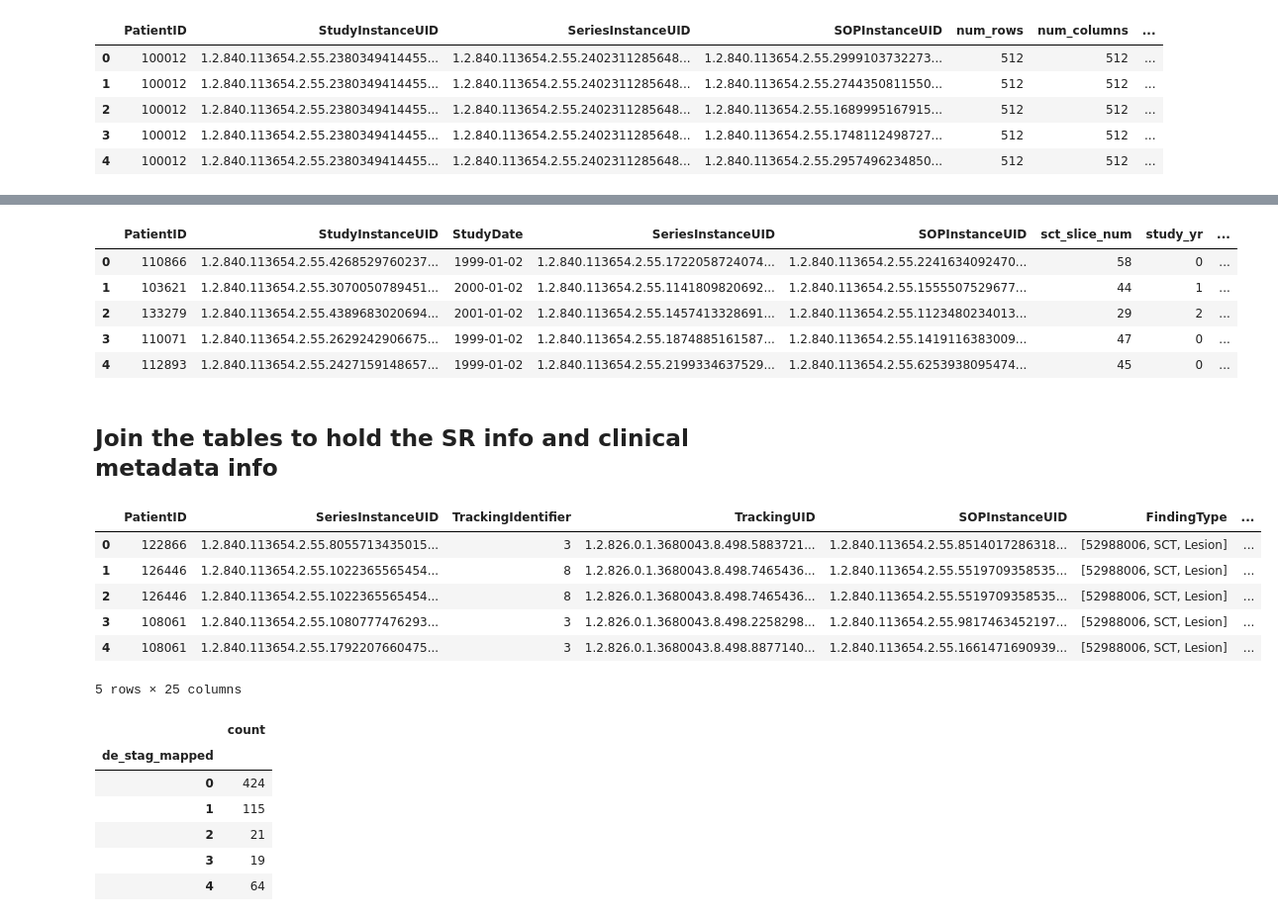
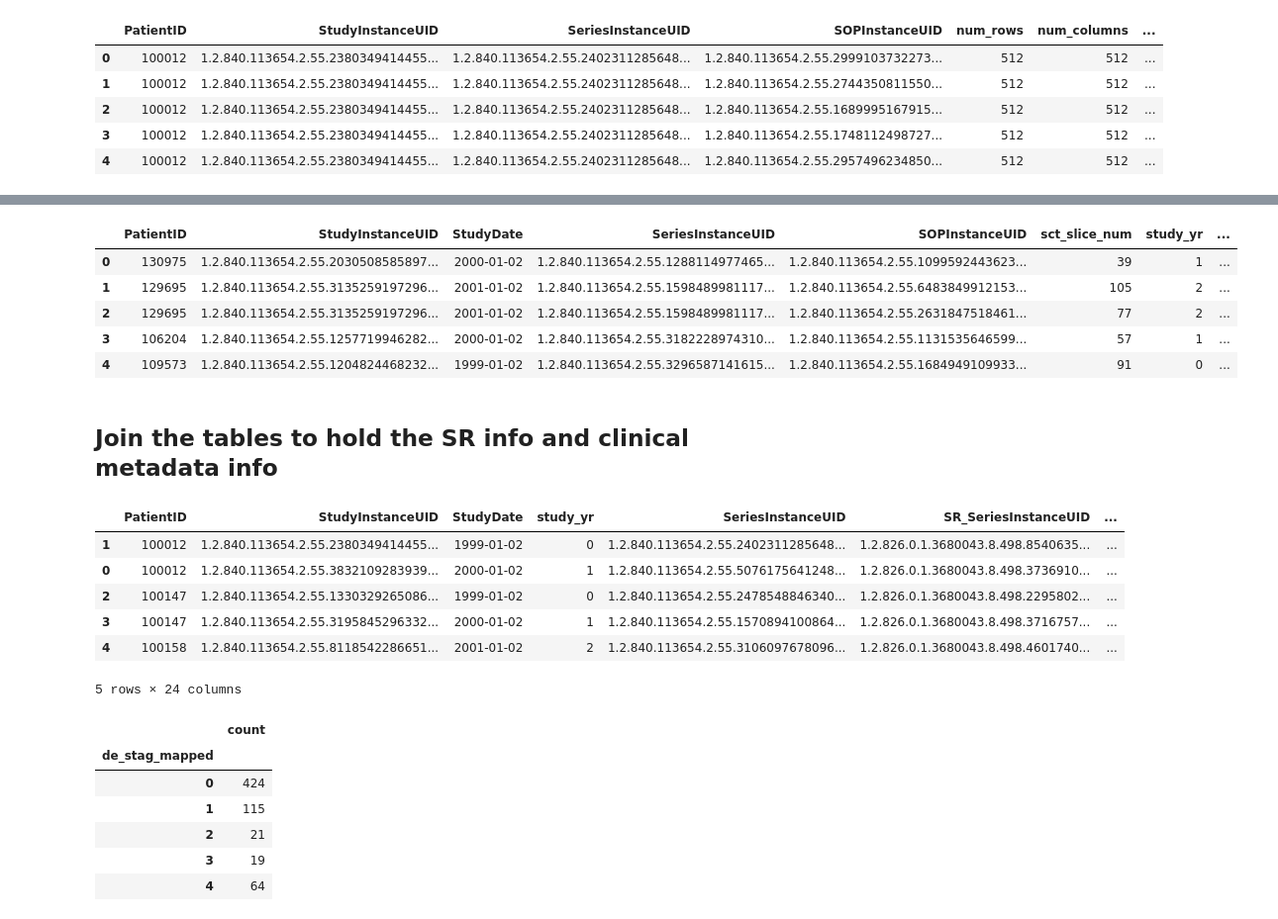
Before and after one commit to deepakri201/SR_for_NLST_Sybil, a Jupyter notebook: demo/NLST_Sybil_FM_demo_part1.ipynb, the cells around one changed output, grey strips where cells are left out. Shown at 99% size. Saved outputs shown, nothing was run; the diff lists cells and outputs as text; code cells hidden in the pictures.

```diff
--- a/demo/NLST_Sybil_FM_demo_part1.ipynb
+++ b/demo/NLST_Sybil_FM_demo_part1.ipynb
@@ -254,0 +197,4 @@ df_sr.head()
+# %%
+# Rename the column so we know it's the SeriesInstanceUID of the SR
+
+df_sr = df_sr.rename(columns={'SeriesInstanceUID':"SR_SeriesInstanceUID"})
@@ -255,8 +245,9 @@ df_sr.head()
 # %%
-# From BigQuery:
-#   Dimensions
-#   Pixel spacing
-#   IPP, especially IPP[2] for the z value of the bounding box
+# Let's slightly modify the table
+# We need the actual referenced SeriesInstanceUID
+# And we need the Dimensions, Pixel spacing IPP, especially IPP[2] for the z value of the bounding box
+
+referenced_sop_instance_uid_list = list(df_sr['ReferencedSOPInstanceUID'].values)
 
 client_bq = bigquery.Client(project=project_name)
 
@@ -395,58 +387,57 @@ WHERE
     ELSE -1
   END != -1
 """
-df_nlst_metadata = client.query(query).to_dataframe()
+df_nlst_metadata = client_bq.query(query).to_dataframe()
 # %%
 df_nlst_metadata.head()
 # %% [output]
 |  | PatientID | StudyInstanceUID | StudyDate | SeriesInstanceUID | SOPInstanceUID | sct_slice_num | study_yr | ... |
-| 0 | 110866 | 1.2.840.113654.2.55.4268529760237... | 1999-01-02 | 1.2.840.113654.2.55.1722058724074... | 1.2.840.113654.2.55.2241634092470... | 58 | 0 | ... |
-| 1 | 103621 | 1.2.840.113654.2.55.3070050789451... | 2000-01-02 | 1.2.840.113654.2.55.1141809820692... | 1.2.840.113654.2.55.1555507529677... | 44 | 1 | ... |
-| 2 | 133279 | 1.2.840.113654.2.55.4389683020694... | 2001-01-02 | 1.2.840.113654.2.55.1457413328691... | 1.2.840.113654.2.55.1123480234013... | 29 | 2 | ... |
-| 3 | 110071 | 1.2.840.113654.2.55.2629242906675... | 1999-01-02 | 1.2.840.113654.2.55.1874885161587... | 1.2.840.113654.2.55.1419116383009... | 47 | 0 | ... |
-| 4 | 112893 | 1.2.840.113654.2.55.2427159148657... | 1999-01-02 | 1.2.840.113654.2.55.2199334637529... | 1.2.840.113654.2.55.6253938095474... | 45 | 0 | ... |
+| 0 | 130975 | 1.2.840.113654.2.55.2030508585897... | 2000-01-02 | 1.2.840.113654.2.55.1288114977465... | 1.2.840.113654.2.55.1099592443623... | 39 | 1 | ... |
+| 1 | 129695 | 1.2.840.113654.2.55.3135259197296... | 2001-01-02 | 1.2.840.113654.2.55.1598489981117... | 1.2.840.113654.2.55.6483849912153... | 105 | 2 | ... |
+| 2 | 129695 | 1.2.840.113654.2.55.3135259197296... | 2001-01-02 | 1.2.840.113654.2.55.1598489981117... | 1.2.840.113654.2.55.2631847518461... | 77 | 2 | ... |
+| 3 | 106204 | 1.2.840.113654.2.55.1257719946282... | 2000-01-02 | 1.2.840.113654.2.55.3182228974310... | 1.2.840.113654.2.55.1131535646599... | 57 | 1 | ... |
+| 4 | 109573 | 1.2.840.113654.2.55.1204824468232... | 1999-01-02 | 1.2.840.113654.2.55.3296587141615... | 1.2.840.113654.2.55.1684949109933... | 91 | 0 | ... |
 # %% [markdown]
 ## Join the tables to hold the SR info and clinical metadata info
 # %%
-# First join together the df_sr_info and df_sr - to add the sr_filename
-df_sr_join = df_sr.merge(df_sr_info,
-                         left_on=['SeriesInstanceUID'],
-                         right_on=['SeriesInstanceUID'],
-                         suffixes=('', '_right'))
+# Then join with df_idc
+df_sr_join = df_sr.merge(df_idc,
+                         left_on=['ReferencedSOPInstanceUID'],
+                         right_on=['SOPInstanceUID'],
+                         suffixes=('','_right'))
 # Drop the duplicate column from the right dataframe
-df_sr_join = df_sr_join.drop(columns=['PatientID_right'])
-
-# Then join with df_idc
-df_sr_join = df_sr_join.merge(df_idc,
-                              left_on=['SOPInstanceUID'],
-                              right_on=['SOPInstanceUID'],
-                              suffixes=('','_right'))
-# Drop the duplicate column from the right dataframe
-df_sr_join = df_sr_join.drop(columns=['PatientID_right','SeriesInstanceUID_right'])
+df_sr_join = df_sr_join.drop(columns=['PatientID_right','SOPInstanceUID_right'])
 
 # Then join with the df_nlst_metadata
 df_sr_and_nlst = df_sr_join.merge(df_nlst_metadata,
-                                  left_on=['SOPInstanceUID'],
+                                  left_on=['ReferencedSOPInstanceUID'],
                                   right_on=['SOPInstanceUID'],
                                   suffixes=('','_right'))
 df_sr_and_nlst = df_sr_and_nlst.drop(columns=['PatientID_right','StudyInstanceUID_right','SeriesInstanceUID_right','num_rows', 'num_columns'])
-
+# Rename columns
+df_sr_and_nlst = df_sr_and_nlst.rename({'trackingIdentifier': 'TrackingIdentifier',
+                                        'trackingUniqueIdentifier':'TrackingUID',
+                                        'finding':'FindingType',
+                                        'findingSite': 'FindingSite',
+                                        'ReferencedSOPInstanceUID':'SOPInstanceUID'}, axis=1)
 # Reorder the columns
-dr_sr_and_nlst = df_sr_and_nlst[['PatientID', 'StudyInstanceUID', 'StudyDate', 'study_yr', 'SeriesInstanceUID', 'sr_filename', 'sop_count_per_series',
+df_sr_and_nlst = df_sr_and_nlst[['PatientID', 'StudyInstanceUID', 'StudyDate', 'study_yr', 'SeriesInstanceUID', 'SR_SeriesInstanceUID', 'sop_count_per_series',
                                  'TrackingIdentifier', 'TrackingUID', 'SOPInstanceUID',
                                  'FindingType', 'FindingSite',
                                  'pixel_spacing_x', 'pixel_spacing_y',
                                  'width', 'height', 'center_x', 'center_y', 'ipp0', 'ipp1', 'ipp2',
                                  'sct_slice_num', 'de_stag_mapped']]
+# Order the values in the columns
+df_sr_and_nlst = df_sr_and_nlst.sort_values(by=['PatientID', 'study_yr', 'StudyInstanceUID', 'SeriesInstanceUID', 'TrackingIdentifier'])
 df_sr_and_nlst.head()
 # %% [output]
-|  | PatientID | SeriesInstanceUID | TrackingIdentifier | TrackingUID | SOPInstanceUID | FindingType | ... |
-| 0 | 122866 | 1.2.840.113654.2.55.8055713435015... | 3 | 1.2.826.0.1.3680043.8.498.5883721... | 1.2.840.113654.2.55.8514017286318... | [52988006, SCT, Lesion] | ... |
-| 1 | 126446 | 1.2.840.113654.2.55.1022365565454... | 8 | 1.2.826.0.1.3680043.8.498.7465436... | 1.2.840.113654.2.55.5519709358535... | [52988006, SCT, Lesion] | ... |
-| 2 | 126446 | 1.2.840.113654.2.55.1022365565454... | 8 | 1.2.826.0.1.3680043.8.498.7465436... | 1.2.840.113654.2.55.5519709358535... | [52988006, SCT, Lesion] | ... |
-| 3 | 108061 | 1.2.840.113654.2.55.1080777476293... | 3 | 1.2.826.0.1.3680043.8.498.2258298... | 1.2.840.113654.2.55.9817463452197... | [52988006, SCT, Lesion] | ... |
-| 4 | 108061 | 1.2.840.113654.2.55.1792207660475... | 3 | 1.2.826.0.1.3680043.8.498.8877140... | 1.2.840.113654.2.55.1661471690939... | [52988006, SCT, Lesion] | ... |
+|  | PatientID | StudyInstanceUID | StudyDate | study_yr | SeriesInstanceUID | SR_SeriesInstanceUID | ... |
+| 1 | 100012 | 1.2.840.113654.2.55.2380349414455... | 1999-01-02 | 0 | 1.2.840.113654.2.55.2402311285648... | 1.2.826.0.1.3680043.8.498.8540635... | ... |
+| 0 | 100012 | 1.2.840.113654.2.55.3832109283939... | 2000-01-02 | 1 | 1.2.840.113654.2.55.5076175641248... | 1.2.826.0.1.3680043.8.498.3736910... | ... |
+| 2 | 100147 | 1.2.840.113654.2.55.1330329265086... | 1999-01-02 | 0 | 1.2.840.113654.2.55.2478548846340... | 1.2.826.0.1.3680043.8.498.2295802... | ... |
+| 3 | 100147 | 1.2.840.113654.2.55.3195845296332... | 2000-01-02 | 1 | 1.2.840.113654.2.55.1570894100864... | 1.2.826.0.1.3680043.8.498.3716757... | ... |
+| 4 | 100158 | 1.2.840.113654.2.55.8118542286651... | 2001-01-02 | 2 | 1.2.840.113654.2.55.3106097678096... | 1.2.826.0.1.3680043.8.498.4601740... | ... |
-5 rows × 25 columns
+5 rows × 24 columns
 # %%
 # Let's get the counts of the de_stag_mapped
 df_sr_and_nlst_counts = df_sr_and_nlst['de_stag_mapped'].value_counts().sort_index()
```
Also changed, not shown: parts of 25 cells of this notebook.
